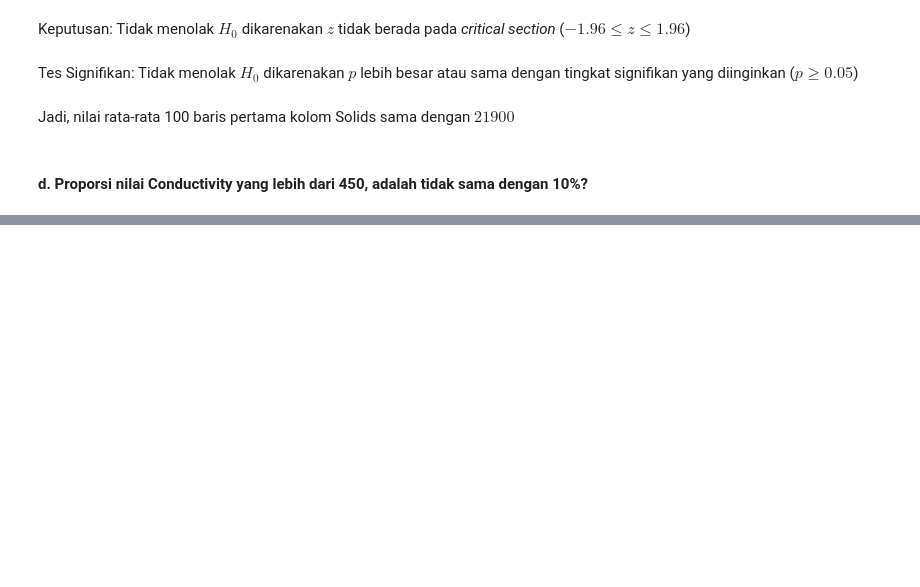
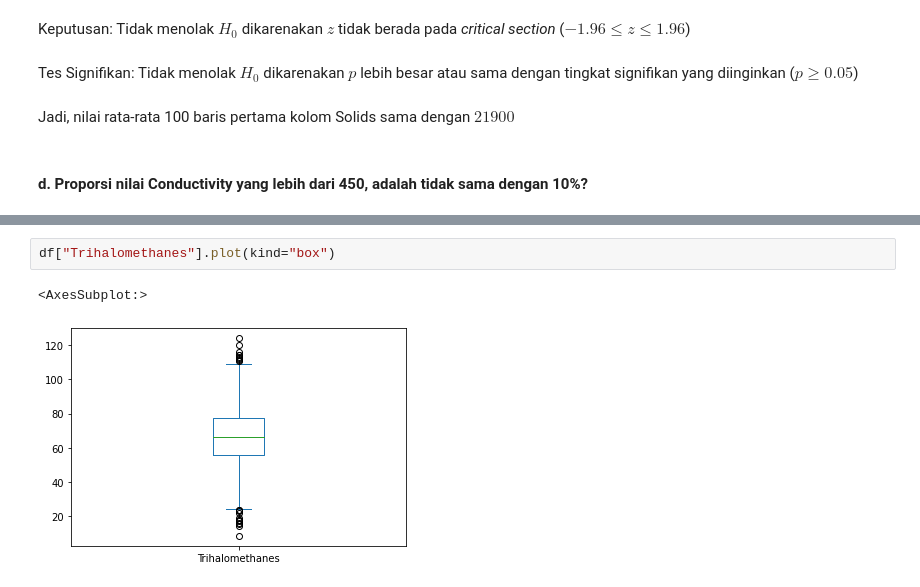
Before and after one commit to airathalca/IF2220-TUBES1, a Jupyter notebook: main.ipynb, the cells around one changed output, grey strips where cells are left out. Drawn from its saved outputs; the diff is of its cells as text; blank space fills up the shorter version.

```diff
--- a/main.ipynb
+++ b/main.ipynb
@@ -394,0 +443,5 @@ Jika $z$ tidak berada pada *critical section* ($z < -z_{\alpha/2}$ atau $z > z_{
+# %%
+df["Trihalomethanes"].plot(kind="box")
+# %% [output]
+<AxesSubplot:>
+[figure, added]
```
Also changed, not shown: parts of 11 cells of this notebook.
